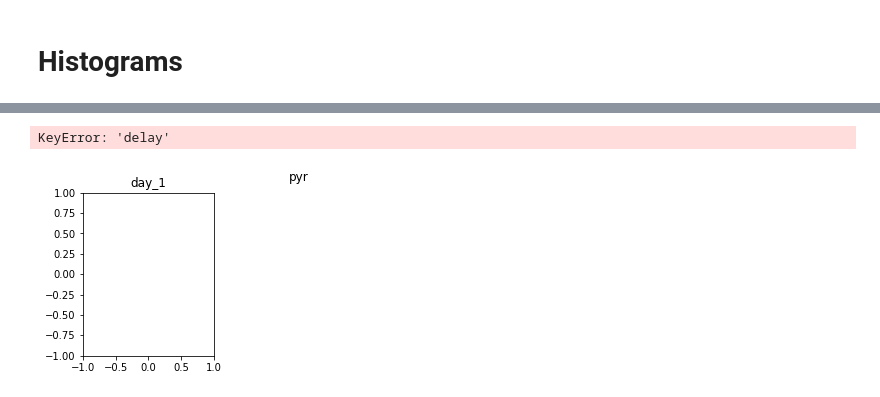
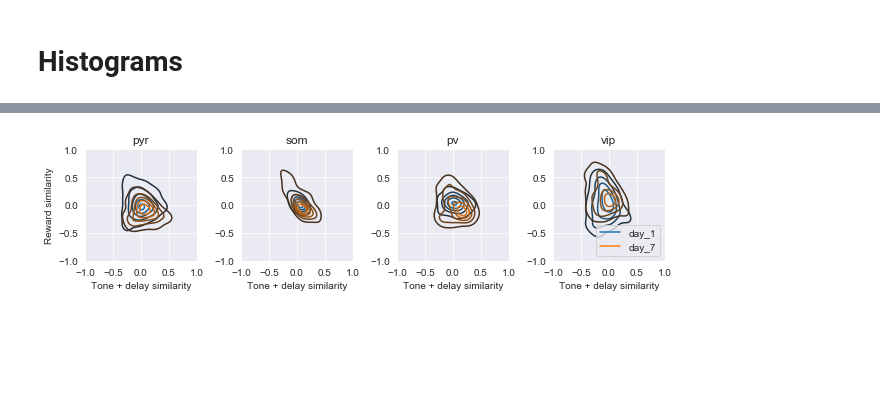
Before and after one commit to nauralcodinglab/interneuron-reward, a Jupyter notebook: notebooks/evolving_trial_structure_projections.ipynb, the cells around one changed output, grey strips where cells are left out. Cells and saved outputs as stored; diff of their text form; code cells hidden in the pictures; blank space fills up the shorter version.

Commit message:
Minimal plots for Simon

```diff
--- a/notebooks/evolving_trial_structure_projections.ipynb
+++ b/notebooks/evolving_trial_structure_projections.ipynb
@@ -315,0 +288,4 @@ for celltype in cond.CellType:
+# %%
+df = grand_fluo._meta.copy()
+for key in ideal_projection_similarities:
+    df[key] = ideal_projection_similarities[key]
@@ -316,15 +366,2 @@ for celltype in cond.CellType:
 # %% [markdown]
 # Histograms
-# %%
-mask = (
-    (grand_fluo.get_meta_attr('cell_type') == cond.CellType.pyr)
-    & (grand_fluo.get_meta_attr('first_day').apply(hash) == min(cond.DAYS))
-)
-sns.lineplot(
-    x=ideal_projection_similarities['tone'][mask],
-    y=ideal_projection_similarities['reward'][mask],
-    hue=grand_fluo.get_meta_attr('first_day')[mask],
-    units=grand_fluo.get_meta_attr('cell_uid')[mask],
-    estimator=None,
-    alpha=0.5
-)
@@ -441,72 +457,48 @@ for celltype in cond.CellType:
 # %%
 def mask(cell_type, first_day, day):
     mask = (
         (grand_fluo.get_meta_attr('cell_type') == cell_type)
         & (grand_fluo.get_meta_attr('first_day').apply(hash) == first_day)
         & (grand_fluo.get_meta_attr('day').apply(hash) == day)
     )
     return mask
 
 days_to_plot = {
     'left': min(cond.DAYS),
     'right': max(cond.DAYS)
 }
-task_components = ('tone', 'delay')
 gridsize=(7)
-for cell_type in cond.CellType:
-    plt.figure(figsize=(8, 3))
-    plt.suptitle(str(cell_type))
 
-    plt.subplot(131)
-    plt.title(str(days_to_plot['left']))
-    plt.ylim(-1, 1)
-    plt.xlim(-1, 1)
-    plt.hexbin(
-        ideal_projection_similarities[task_components[0]][mask(cell_type, min(cond.DAYS), days_to_plot['left'])],
-        ideal_projection_similarities[task_components[1]][mask(cell_type, min(cond.DAYS), days_to_plot['left'])],
-        gridsize=gridsize,
-        mincnt=1,
-        extent=(-1, 1, -1, 1)
-    )
-    plt.xlabel('{} similarity'.format(task_components[0]))
-    plt.ylabel('{} similarity'.format(task_components[1]))
+plt.figure(figsize=(9, 3))
 
-    plt.subplot(132)
-    plt.title(str(days_to_plot['right']))
-    plt.ylim(-1, 1)
-    plt.xlim(-1, 1)
-    plt.hexbin(
-        ideal_projection_similarities[task_components[0]][mask(cell_type, min(cond.DAYS), days_to_plot['right'])],
-        ideal_projection_similarities[task_components[1]][mask(cell_type, min(cond.DAYS), days_to_plot['right'])],
-        gridsize=gridsize,
-        mincnt=1,
-        extent=(-1, 1, -1, 1)
-    )
-    plt.yticks([])
-    plt.xlabel('{} similarity'.format(task_components[0]))
+for i, cell_type in enumerate(cond.CellType):
 
-    plt.subplot(133)
-    plt.title('Comparison')
+    plt.subplot(1, len(cond.CellType), i+1)
+    plt.title(cell_type)
+    plt.gca().set_aspect(1)
     plt.ylim(-1, 1)
     plt.xlim(-1, 1)
     sns.kdeplot(
-        ideal_projection_similarities[task_components[0]][mask(cell_type, min(cond.DAYS), days_to_plot['left'])],
-        ideal_projection_similarities[task_components[1]][mask(cell_type, min(cond.DAYS), days_to_plot['left'])],
+        ideal_projection_similarities['tone + delay'][mask(cell_type, min(cond.DAYS), days_to_plot['left'])],
+        ideal_projection_similarities['reward'][mask(cell_type, min(cond.DAYS), days_to_plot['left'])],
         n_levels=5,
         label=str(days_to_plot['left'])
     )
     sns.kdeplot(
-        ideal_projection_similarities[task_components[0]][mask(cell_type, min(cond.DAYS), days_to_plot['right'])],
-        ideal_projection_similarities[task_components[1]][mask(cell_type, min(cond.DAYS), days_to_plot['right'])],
+        ideal_projection_similarities['tone + delay'][mask(cell_type, min(cond.DAYS), days_to_plot['right'])],
+        ideal_projection_similarities['reward'][mask(cell_type, min(cond.DAYS), days_to_plot['right'])],
         n_levels=5,
         label=str(days_to_plot['right'])
     )
-    plt.yticks([])
-    plt.xlabel('{} similarity'.format(task_components[0]))
-    plt.legend()
+    plt.xlabel('Tone + delay similarity')
+    if i == 0:
+        plt.ylabel('Reward similarity')
+    plt.xticks([-1, -0.5, 0, 0.5, 1])
 
-    plt.tight_layout()
-    plt.subplots_adjust(top=0.8)
+plt.legend(loc='lower right')
+
+plt.tight_layout()
+
+plt.savefig('../img/joint_response_patterns/all_cells.png'.format(cell_type), dpi=290)
 # %% [output]
-KeyError: 'delay'
-[figure, old version]
+[figure, new version]
```
Also changed, not shown: parts of 14 cells of this notebook.
